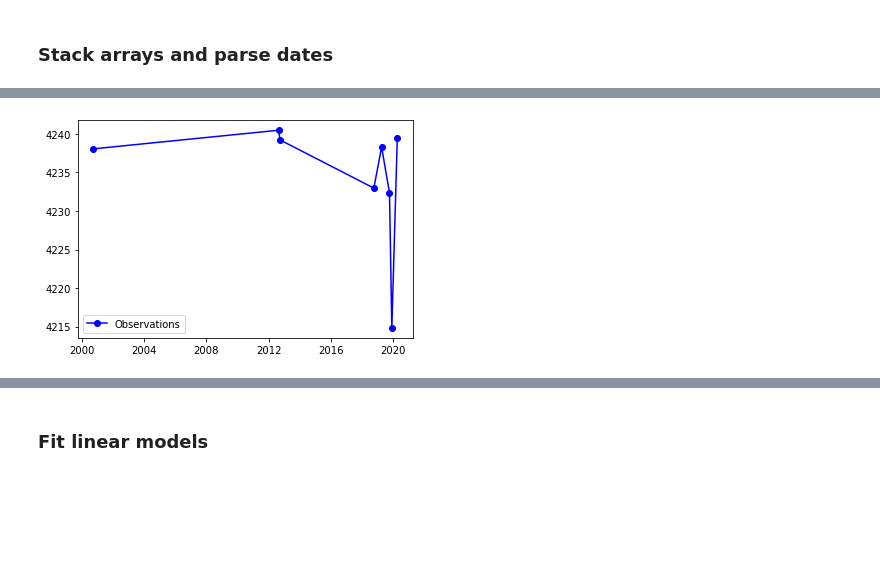
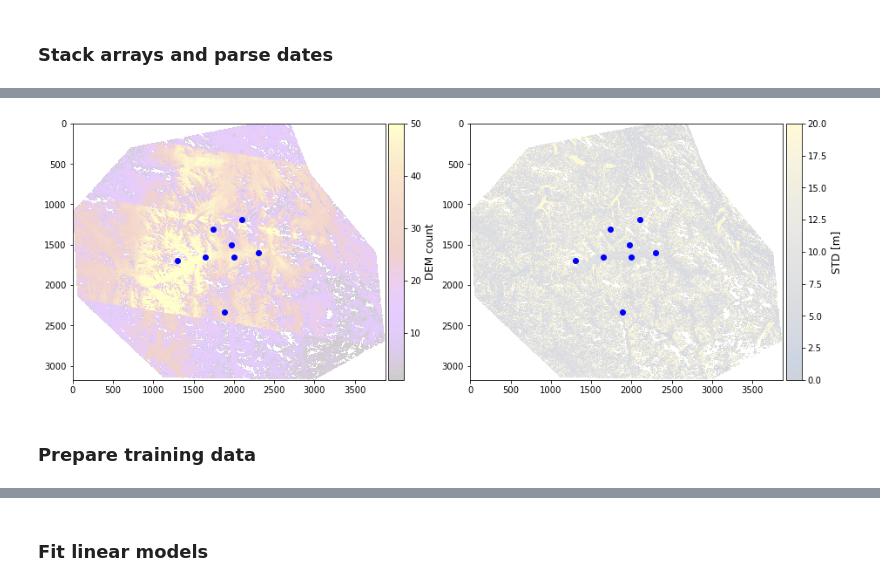
Before and after one commit to uw-cryo/ragmac_xdem, a Jupyter notebook: notebooks/temporal_fitting_non_linear.ipynb, the cells around one changed output, grey strips where cells are left out. Drawn from its saved outputs; the diff is of its cells as text; code cells hidden in the pictures; blank space fills up the shorter version.

```diff
--- a/notebooks/temporal_fitting_non_linear.ipynb
+++ b/notebooks/temporal_fitting_non_linear.ipynb
@@ -65 +73,11 @@ point = (2000,1650)
+# %%
+center_flowline_points = ([1300,1650,2000,2300],
+                          [1700,1650,1650,1600])
+n = 4
+points= (np.append(np.random.random_integers(1200,3000,n),center_flowline_points[0]),
+         np.append(np.random.random_integers(1000,2500,n),center_flowline_points[1]))
+# %%
+tools.plot_count_std(count_nmad_ma_stack,points = points,alpha=0.2, ticks_off=False)
+# %% [output]
+[figure, added]
 # %%
@@ -79,8 +89,2 @@ available_dates = np.array(dt_list)[:, np.newaxis][~selection_array.mask]
-# %%
-plt.plot(available_dates,
-         available_data,
-         marker='o',c='b',
-         label="Observations")
-plt.legend();
-# %% [output]
-[figure, removed]
+# %% [markdown]
+### Prepare training data
```
Also changed, not shown: parts of 134 cells of this notebook, 2 other files.
